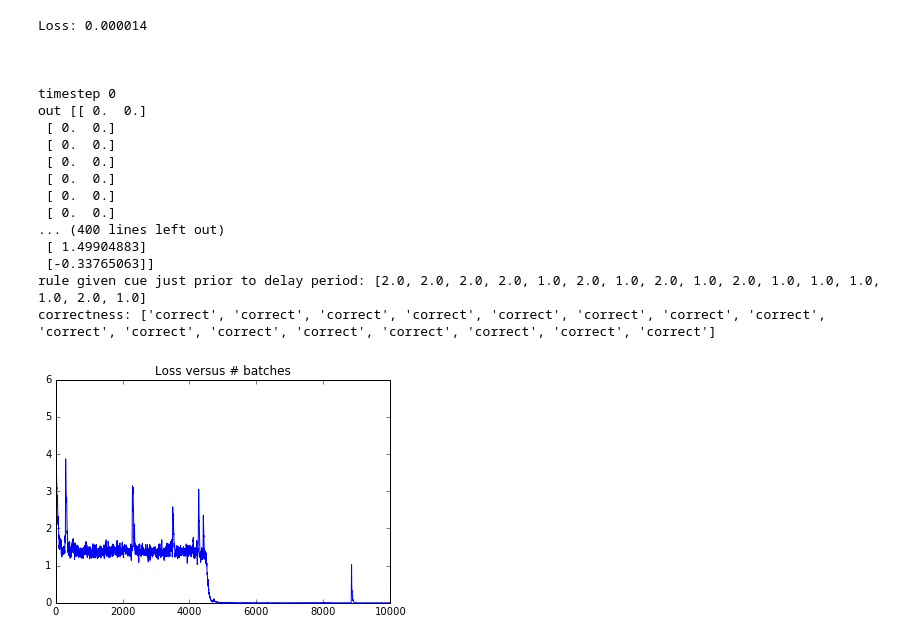
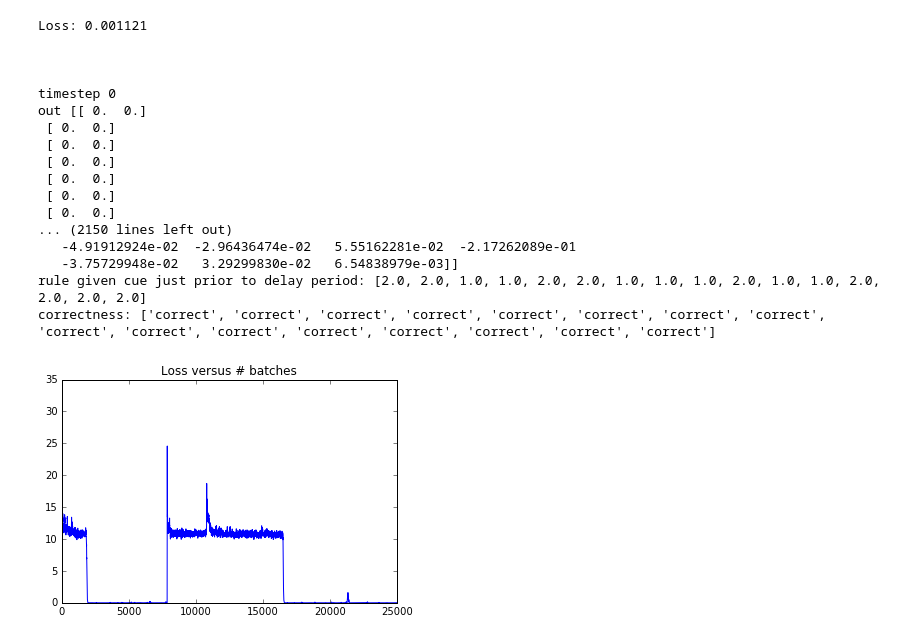
Before and after one commit to adammarblestone-zz/mediodorsalthalamus, a Jupyter notebook: MD_model_v004.ipynb, the cells around one changed output. Drawn from its saved outputs; the diff is of its cells as text; code cells hidden in the pictures.

```diff
--- a/MD_model_v004.ipynb
+++ b/MD_model_v004.ipynb
@@ -13,18 +15,19 @@ import matplotlib.pyplot as plt
 %matplotlib inline
 # %%
 # Parameters of the network
-num_units_PFC = 40
-num_hidden_sensorymotor = 20
-num_timesteps = 6
+num_units_PFC = 70
+num_hidden_sensorymotor = 30
+PFC_output_dimensions = 15
+num_timesteps = 20
 
 # Parameters of the training
 batch_size = 16
-num_batches = 10000
+num_batches = 25000
 learning_rate = 0.01
 
 # Parameters of the delay task
-start_time_of_delay = 3
-end_time_of_delay = 5
+start_time_of_delay = 6
+end_time_of_delay = 12
 # %%
 # DEFINITION OF THE TASK
 
@@ -57,15 +60,15 @@ def cue_to_rule_mapping_function(t, integer_input): # Define a changing mapping
         return tf.constant(rnull(), dtype=tf.float32)
 # %%
 # Function for evaluating correctness
-def correctness(q, o, ina, inv, ctin): # Arguments: time, PFC output list, auditory input list, vision input list, cue inputs timeline
+def correctness(q, o, ina, inv, ctin, s): # Arguments: time, PFC output list, auditory input list, vision input list, cue inputs timeline. session
 
     if q >= end_time_of_delay: # In this case, should be executing a rule
 
         c = []
         for e in range(batch_size):
-            if (np.linalg.norm(inv[e,q] - o[q][e]) < np.linalg.norm(ina[e,q] - o[q][e]) and sess.run(cue_to_rule_mapping_function(q, float(ctin[e,start_time_of_delay-1]))) == 1.0):
+            if (np.linalg.norm(inv[e,q] - o[q][e]) < np.linalg.norm(ina[e,q] - o[q][e]) and s.run(cue_to_rule_mapping_function(q, float(ctin[e,start_time_of_delay-1]))) == 1.0):
                 c.append("correct") # If the output coordinates are closer to the vision target than the auditory target and that's the right rule
-            elif (np.linalg.norm(inv[e,q] - o[q][e]) > np.linalg.norm(ina[e,q] - o[q][e]) and sess.run(cue_to_rule_mapping_function(q, float(ctin[e,start_time_of_delay-1]))) == 2.0):
+            elif (np.linalg.norm(inv[e,q] - o[q][e]) > np.linalg.norm(ina[e,q] - o[q][e]) and s.run(cue_to_rule_mapping_function(q, float(ctin[e,start_time_of_delay-1]))) == 2.0):
                 c.append("correct") # If the output coordinates are closer to the auditory target than the vision target and that's the right rule
             else:
                 c.append("incorrect")
@@ -112,7 +115,7 @@ for t in range(num_timesteps): # Iterating over time in the experiment, with bat
     PFC_state = PFC_step(input_data = current_cue, network_state = PFC_state_previous)
     # The output from the PFC into the sensorymotor system gives information about the rule that the sensory-motor system is supposed to execute
     with tf.variable_scope("PFC_output", reuse=DO_SHARE):
-        PFC_output = tf.contrib.layers.fully_connected(PFC_state[0], 1, activation_fn = None) # Note the 1-dimensional rule output; also this layer is linear
+        PFC_output = tf.contrib.layers.fully_connected(PFC_state[0], PFC_output_dimensions, activation_fn = None) # Note the 1-dimensional rule output; also this layer is linear
     rules_chosen.append(PFC_output) # The info sent by PFC to the sensory-motor system, corresponding to the chosen rule
 
     input_rule_to_sensorymotor_system = PFC_output # The rule output from the PFC is sent to the sensory-motor system
@@ -144,12 +147,12 @@ for t in range(num_timesteps): # Iterating over time in the experiment, with bat
             # depending on the correct rule for this moment in the task
             loss += (loss_contrib1 + loss_contrib2)
         else:
-            resting_prefactor = 0.1 # This scales the relative contribution of the waiting / inactive state to the loss function
+            resting_prefactor = 0.03 # This scales the relative contribution of the waiting / inactive state to the loss function
             loss += resting_prefactor * tf.reduce_sum(tf.square(out_sensorymotor[e])) # Distance of the output from the origin...
 
     DO_SHARE = True # This is needed for the recurrency of the RNN, see: https://blog.evjang.com/2016/06/understanding-and-implementing.html
 
-# Setting up the session
+# Setting up the session: standard TensorFlow boilerplate
 optimizer = tf.train.AdamOptimizer(learning_rate)
 train_op=optimizer.minimize(loss)
 sess = tf.Session()
@@ -180,39 +183,42 @@ for b in range(num_batches): # Running the training batches
 # Printing the outputs for visual inspection
 print "Loss: %f" % l
 print "\n\n"
+
+rule_to_hold_onto = [sess.run(cue_to_rule_mapping_function(end_time_of_delay, float(ct_in[e,start_time_of_delay-1]))) for e in range(batch_size)]
+
 for q in range(num_timesteps):
     print "timestep %i" % q
     print "out", os[q][:], "\n", "vis in", in_v[:,q],"\n", "aud in", in_a[:, q],"\n", "PFC output", rc[q][:]
-    print "rule given cue just prior to delay period:", [sess.run(cue_to_rule_mapping_function(q, float(ct_in[e,start_time_of_delay-1]))) for e in range(batch_size)]
-    print "correctness:", correctness(q, os, in_a, in_v, ct_in)
+    print "rule given cue just prior to delay period:", rule_to_hold_onto
+    print "correctness:", correctness(q, os, in_a, in_v, ct_in, sess)
     print "\n"
 
 def smooth(y, box_pts):
     box = np.ones(box_pts)/box_pts
     y_smooth = np.convolve(y, box, mode='same')
     return y_smooth
 
 # Plotting the loss function over time to see the learning process
 plt.figure()
 plt.plot(smooth(losses, 10))
 plt.title("Loss versus # batches")
 plt.show()
 # %% [output]
-Loss: 0.000014
+Loss: 0.001121
 
 
 
 timestep 0
 out [[ 0.  0.]
  [ 0.  0.]
  [ 0.  0.]
  [ 0.  0.]
  [ 0.  0.]
  [ 0.  0.]
  [ 0.  0.]
-... (400 lines left out)
- [ 1.49904883]
- [-0.33765063]]
-rule given cue just prior to delay period: [2.0, 2.0, 2.0, 2.0, 1.0, 2.0, 1.0, 2.0, 1.0, 2.0, 1.0, 1.0, 1.0, 1.0, 2.0, 1.0]
+... (2150 lines left out)
+   -4.91912924e-02  -2.96436474e-02   5.55162281e-02  -2.17262089e-01
+   -3.75729948e-02   3.29299830e-02   6.54838979e-03]]
+rule given cue just prior to delay period: [2.0, 2.0, 1.0, 1.0, 2.0, 2.0, 1.0, 1.0, 1.0, 2.0, 1.0, 1.0, 2.0, 2.0, 2.0, 2.0]
 correctness: ['correct', 'correct', 'correct', 'correct', 'correct', 'correct', 'correct', 'correct', 'correct', 'correct', 'correct', 'correct', 'correct', 'correct', 'correct', 'correct']
-[figure, old version]
+[figure, new version]
```
Also changed, not shown: parts of 1 cell of this notebook.
